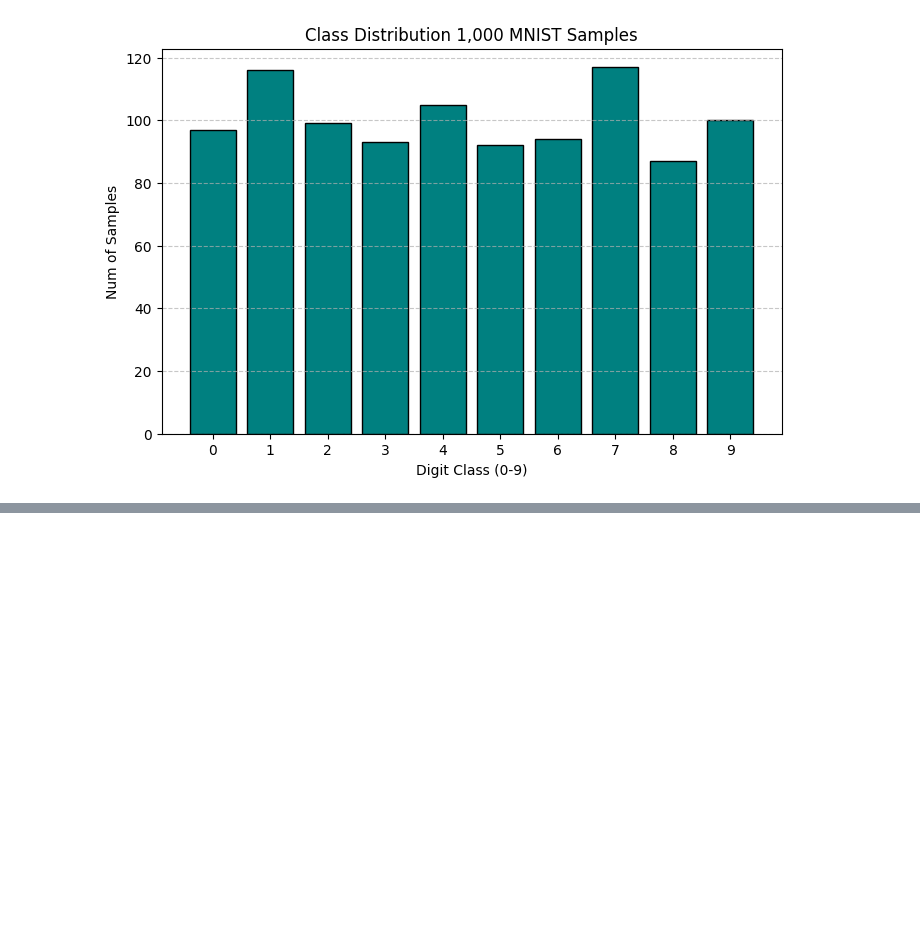
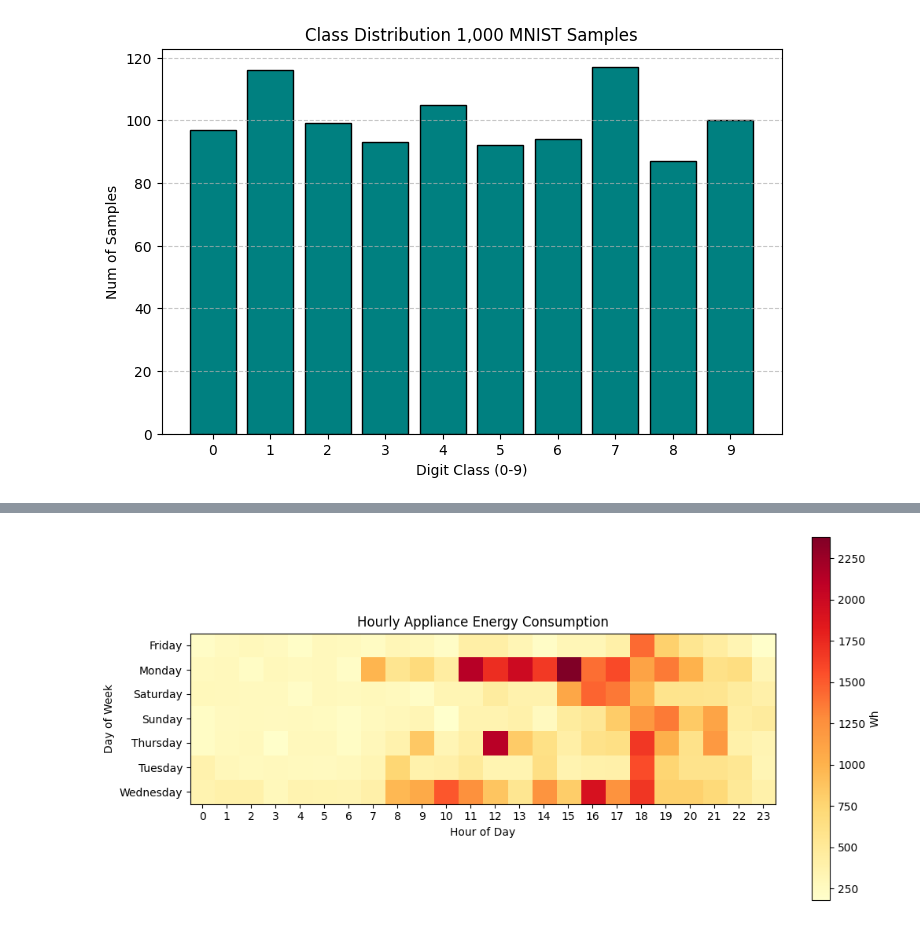
Before and after one commit to JoonParrrk/ME592_HW1_JoonPark, a Jupyter notebook: ML_Homework.ipynb, the cells around one changed output, grey strips where cells are left out. Cells and saved outputs as stored; diff of their text form; code cells hidden in the pictures; blank space fills up the shorter version.

```diff
--- a/ML_Homework.ipynb
+++ b/ML_Homework.ipynb
@@ -106,0 +211,37 @@ plt.show()
+# %%
+one_week_df = df.loc['2016-02-01':'2016-02-07'].copy()
+
+hourly_data = one_week_df['Appliances'].resample('H').sum().reset_index()
+
+hourly_data['Hour'] = hourly_data['date'].dt.hour
+
+# Extract the day name
+hourly_data['Day'] = hourly_data['date'].dt.day_name()
+
+# Reshape the data into a grid
+heatmap_data = hourly_data.pivot_table(
+    values='Appliances',
+    index='Day',
+    columns='Hour'
+)
+# %%
+import matplotlib.pyplot as plt
+import numpy as np
+
+fig, ax = plt.subplots(figsize=(12, 6))
+matrix = ax.imshow(heatmap_data, cmap='YlOrRd')
+fig.colorbar(matrix, label='Wh')
+
+ax.set_xticks(np.arange(len(heatmap_data.columns)))
+ax.set_yticks(np.arange(len(heatmap_data.index)))
+
+ax.set_xticklabels(heatmap_data.columns)
+ax.set_yticklabels(heatmap_data.index)
+
+ax.set_title("Hourly Appliance Energy Consumption")
+ax.set_xlabel("Hour of Day")
+ax.set_ylabel("Day of Week")
+
+plt.show()
+# %% [output]
+[figure, added]
```
Also changed, not shown: parts of 18 cells of this notebook.
